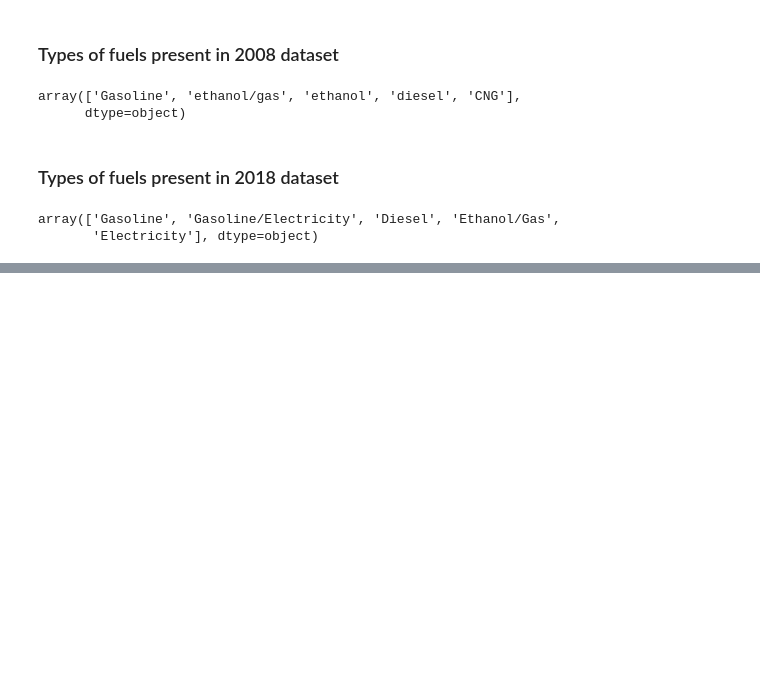
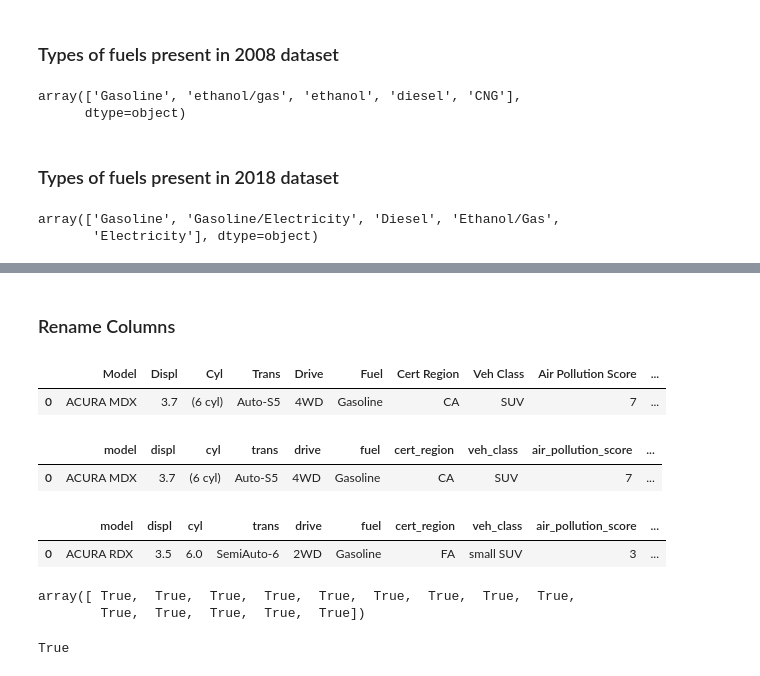
Before and after one commit to emilylauyw/Udacity_DAND_CaseStudy2-Analyze_Fuel_Economy_Data, a Jupyter notebook: analyze_fuel_economy_data.ipynb, the cells around one changed output, grey strips where cells are left out. Cells and saved outputs as stored; diff of their text form; code cells hidden in the pictures; blank space fills up the shorter version.

```diff
--- a/analyze_fuel_economy_data.ipynb
+++ b/analyze_fuel_economy_data.ipynb
@@ -234,0 +269,40 @@ array(['Gasoline', 'Gasoline/Electricity', 'Diesel', 'Ethanol/Gas',
+# %% [markdown]
+### Rename Columns
+# %%
+# rename Sales Area to Cert Region
+df_08.rename(columns={'Sales Area': 'Cert Region'}, inplace=True)
+
+# confirm changes
+df_08.head(1)
+# %% [output]
+|  | Model | Displ | Cyl | Trans | Drive | Fuel | Cert Region | Veh Class | Air Pollution Score | ... |
+| 0 | ACURA MDX | 3.7 | (6 cyl) | Auto-S5 | 4WD | Gasoline | CA | SUV | 7 | ... |
+# %%
+# replace spaces with underscores and lowercase labels for 2008 dataset
+df_08.rename(columns=lambda x: x.strip().lower().replace(" ", "_"), inplace=True)
+
+# confirm changes
+df_08.head(1)
+# %% [output]
+|  | model | displ | cyl | trans | drive | fuel | cert_region | veh_class | air_pollution_score | ... |
+| 0 | ACURA MDX | 3.7 | (6 cyl) | Auto-S5 | 4WD | Gasoline | CA | SUV | 7 | ... |
+# %%
+# replace spaces with underscores and lowercase labels for 2018 dataset
+df_18.rename(columns=lambda x: x.strip().lower().replace(" ", "_"), inplace=True)
+
+# confirm changes
+df_18.head(1)
+# %% [output]
+|  | model | displ | cyl | trans | drive | fuel | cert_region | veh_class | air_pollution_score | ... |
+| 0 | ACURA RDX | 3.5 | 6.0 | SemiAuto-6 | 2WD | Gasoline | FA | small SUV | 3 | ... |
+# %%
+# confirm column labels for 2008 and 2018 datasets are identical
+df_08.columns == df_18.columns
+# %% [output]
+array([ True,  True,  True,  True,  True,  True,  True,  True,  True,
+        True,  True,  True,  True,  True])
+# %%
+# make sure they're all identical like this
+(df_08.columns == df_18.columns).all()
+# %% [output]
+True
```
Also changed, not shown: parts of 7 cells of this notebook.
